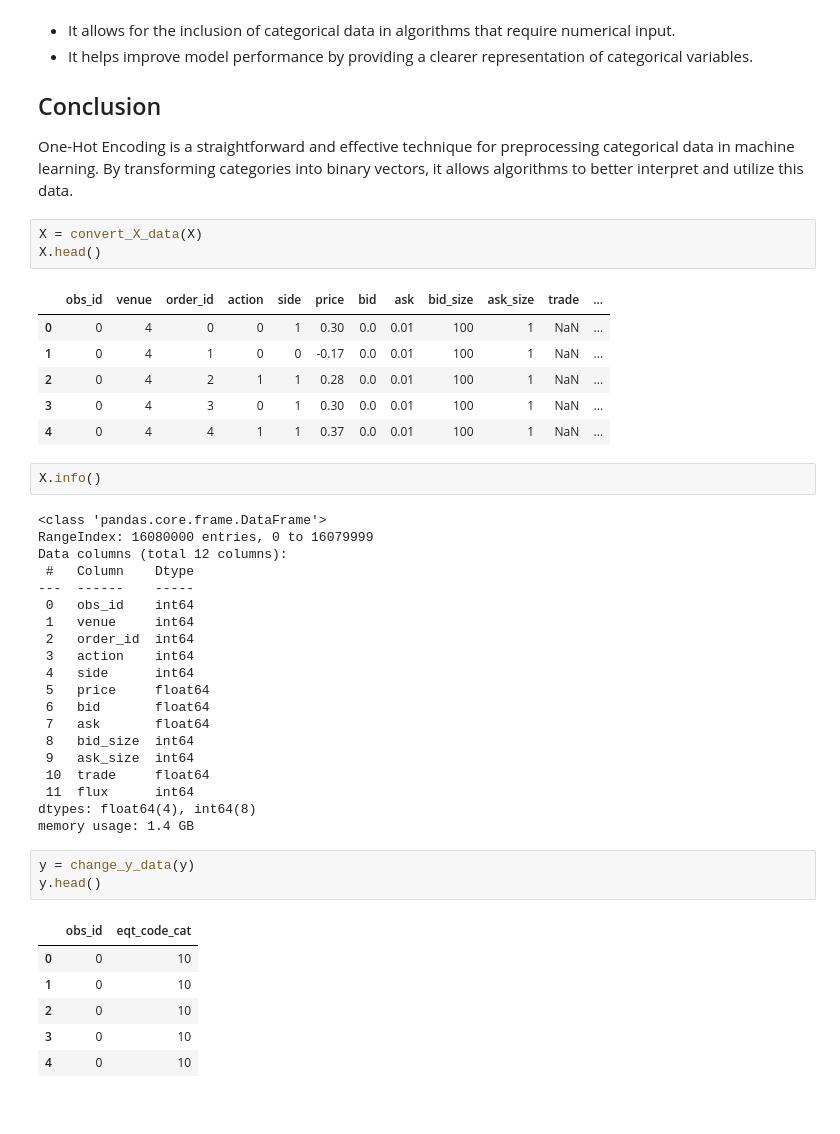
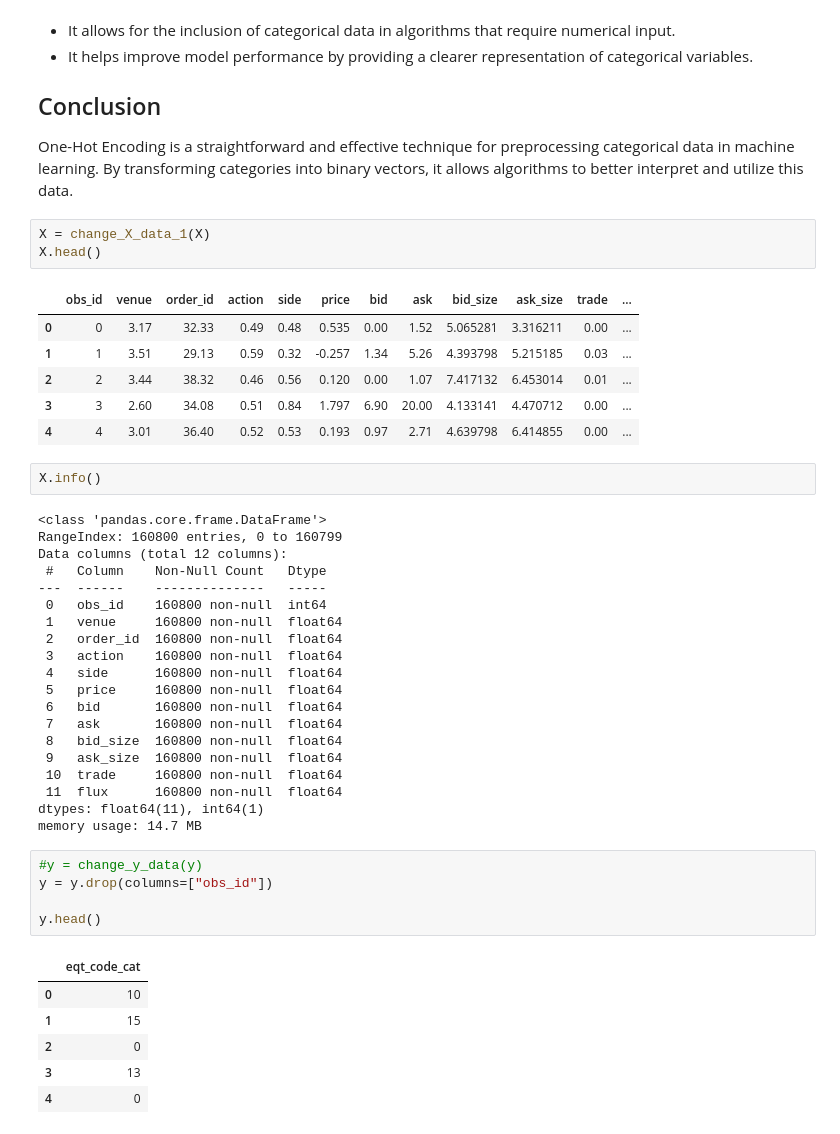
Before and after one commit to ElouanBahri/Predicting_crypto_prices, a Jupyter notebook: src/notebooks/first_model.ipynb, the cells around one changed output. Drawn from its saved outputs; the diff is of its cells as text.

```diff
--- a/src/notebooks/first_model.ipynb
+++ b/src/notebooks/first_model.ipynb
@@ -55,47 +55,49 @@ One-Hot Encoding is essential in machine learning because:
 ## Conclusion
 One-Hot Encoding is a straightforward and effective technique for preprocessing categorical data in machine learning. By transforming categories into binary vectors, it allows algorithms to better interpret and utilize this data.
 # %%
-X = convert_X_data(X)
+X = change_X_data_1(X)
 X.head()
 # %% [output]
 |  | obs_id | venue | order_id | action | side | price | bid | ask | bid_size | ask_size | trade | ... |
-| 0 | 0 | 4 | 0 | 0 | 1 | 0.30 | 0.0 | 0.01 | 100 | 1 | NaN | ... |
-| 1 | 0 | 4 | 1 | 0 | 0 | -0.17 | 0.0 | 0.01 | 100 | 1 | NaN | ... |
-| 2 | 0 | 4 | 2 | 1 | 1 | 0.28 | 0.0 | 0.01 | 100 | 1 | NaN | ... |
-| 3 | 0 | 4 | 3 | 0 | 1 | 0.30 | 0.0 | 0.01 | 100 | 1 | NaN | ... |
-| 4 | 0 | 4 | 4 | 1 | 1 | 0.37 | 0.0 | 0.01 | 100 | 1 | NaN | ... |
+| 0 | 0 | 3.17 | 32.33 | 0.49 | 0.48 | 0.535 | 0.00 | 1.52 | 5.065281 | 3.316211 | 0.00 | ... |
+| 1 | 1 | 3.51 | 29.13 | 0.59 | 0.32 | -0.257 | 1.34 | 5.26 | 4.393798 | 5.215185 | 0.03 | ... |
+| 2 | 2 | 3.44 | 38.32 | 0.46 | 0.56 | 0.120 | 0.00 | 1.07 | 7.417132 | 6.453014 | 0.01 | ... |
+| 3 | 3 | 2.60 | 34.08 | 0.51 | 0.84 | 1.797 | 6.90 | 20.00 | 4.133141 | 4.470712 | 0.00 | ... |
+| 4 | 4 | 3.01 | 36.40 | 0.52 | 0.53 | 0.193 | 0.97 | 2.71 | 4.639798 | 6.414855 | 0.00 | ... |
 # %%
 X.info()
 # %% [output]
 <class 'pandas.core.frame.DataFrame'>
-RangeIndex: 16080000 entries, 0 to 16079999
+RangeIndex: 160800 entries, 0 to 160799
 Data columns (total 12 columns):
- #   Column    Dtype
----  ------    -----
- 0   obs_id    int64
- 1   venue     int64
- 2   order_id  int64
- 3   action    int64
- 4   side      int64
- 5   price     float64
- 6   bid       float64
- 7   ask       float64
- 8   bid_size  int64
- 9   ask_size  int64
- 10  trade     float64
- 11  flux      int64
-dtypes: float64(4), int64(8)
-memory usage: 1.4 GB
+ #   Column    Non-Null Count   Dtype
+---  ------    --------------   -----
+ 0   obs_id    160800 non-null  int64
+ 1   venue     160800 non-null  float64
+ 2   order_id  160800 non-null  float64
+ 3   action    160800 non-null  float64
+ 4   side      160800 non-null  float64
+ 5   price     160800 non-null  float64
+ 6   bid       160800 non-null  float64
+ 7   ask       160800 non-null  float64
+ 8   bid_size  160800 non-null  float64
+ 9   ask_size  160800 non-null  float64
+ 10  trade     160800 non-null  float64
+ 11  flux      160800 non-null  float64
+dtypes: float64(11), int64(1)
+memory usage: 14.7 MB
 # %%
-y = change_y_data(y)
+#y = change_y_data(y)
+y = y.drop(columns=["obs_id"])
+
 y.head()
 # %% [output]
-|  | obs_id | eqt_code_cat |
-| 0 | 0 | 10 |
-| 1 | 0 | 10 |
-| 2 | 0 | 10 |
-| 3 | 0 | 10 |
-| 4 | 0 | 10 |
+|  | eqt_code_cat |
+| 0 | 10 |
+| 1 | 15 |
+| 2 | 0 |
+| 3 | 13 |
+| 4 | 0 |
 # %%
 y.info()
 # %% [output]
```
Also changed, not shown: parts of 13 cells of this notebook, 5 other files.
